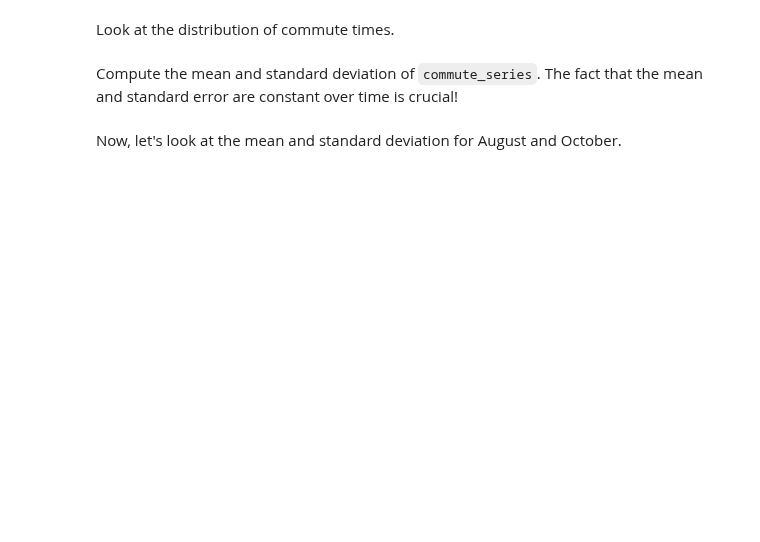
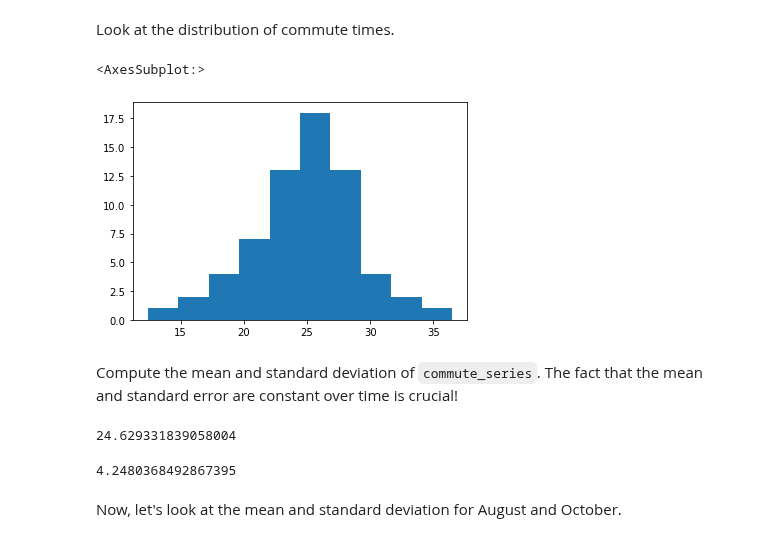
Before and after one commit to dendar/dsc-basic-time-series-models-lab, a Jupyter notebook: index.ipynb, the cells around one changed output. Cells and saved outputs as stored; diff of their text form; code cells hidden in the pictures; blank space fills up the shorter version.

```diff
--- a/index.ipynb
+++ b/index.ipynb
@@ -57,11 +73,21 @@ Print Nina's shortest and longest commute.
 Look at the distribution of commute times.
 # %%
 # Distribution of commute times
+commute_series.hist(grid = False)
+# %% [output]
+<AxesSubplot:>
+[figure, added]
 # %% [markdown]
 Compute the mean and standard deviation of `commute_series`. The fact that the mean and standard error are constant over time is crucial!
 # %%
 # Mean of commute_series
+np.mean(commute_series)
+# %% [output]
+24.629331839058004
 # %%
 # Standard deviation of commute_series
+np.std(commute_series)
+# %% [output]
+4.2480368492867395
 # %% [markdown]
 Now, let's look at the mean and standard deviation for August and October.
```
Also changed, not shown: parts of 21 cells of this notebook.
